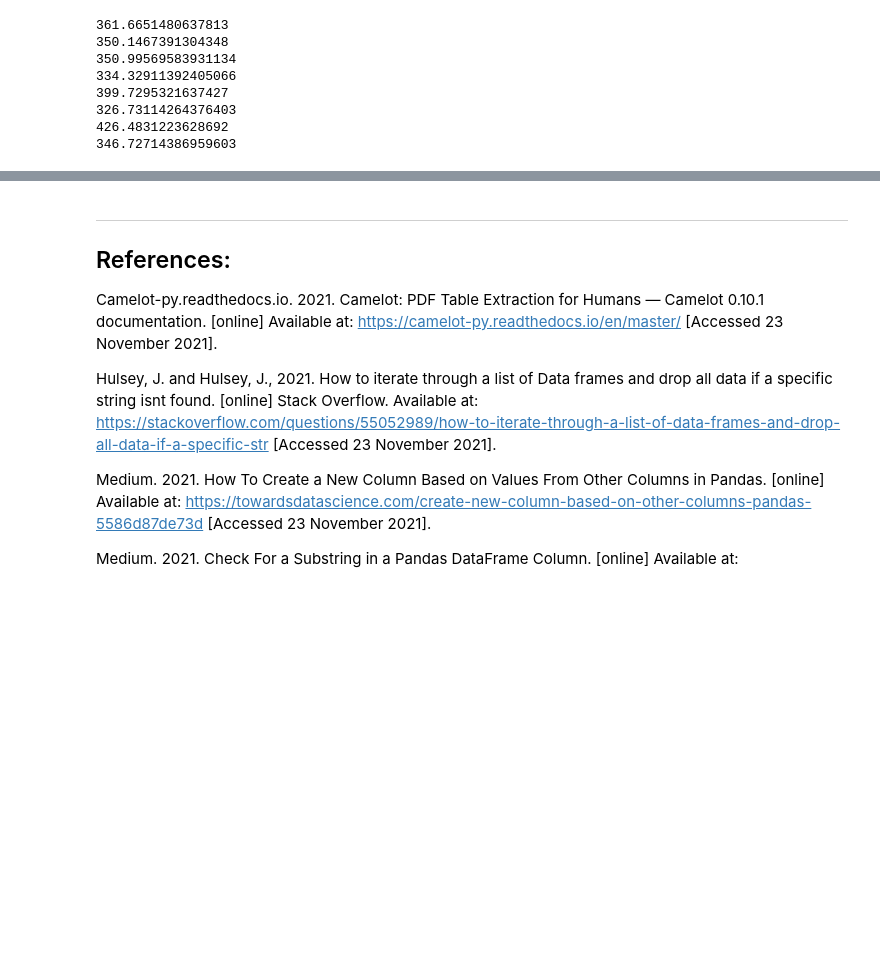
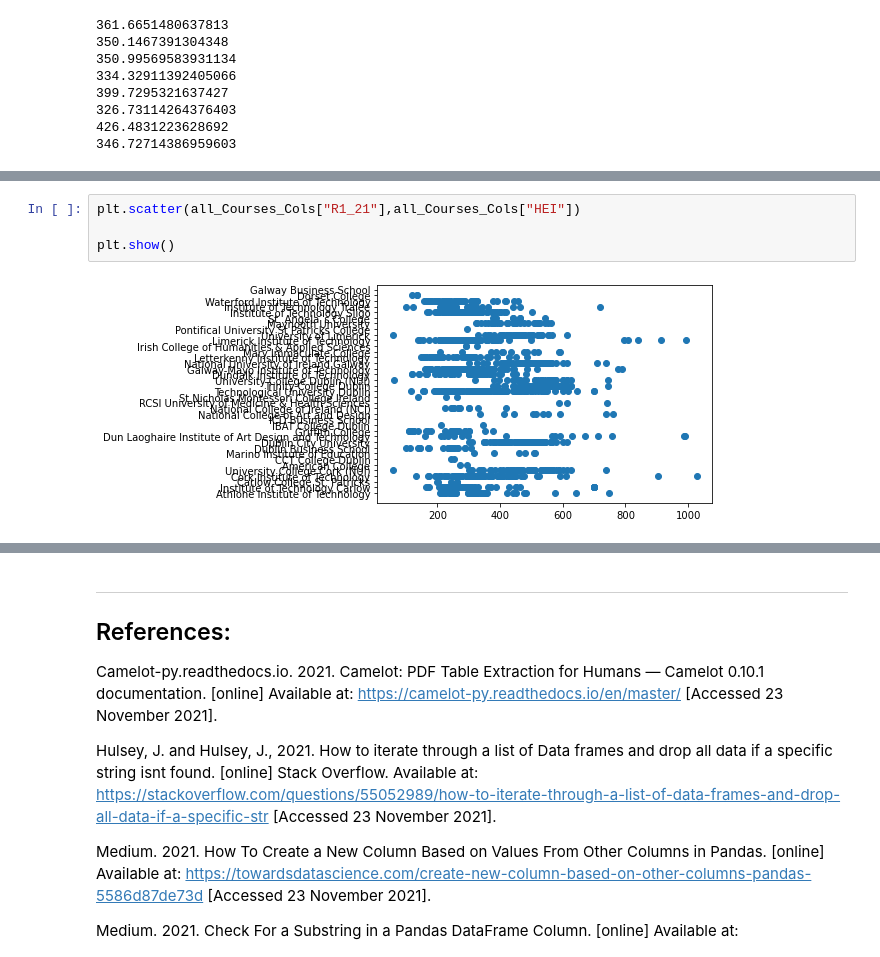
Before and after one commit to Jonish99/Fundamentals-of-Data-Analysis-Assessment, a Jupyter notebook: cao.ipynb, the cells around one changed output, grey strips where cells are left out. Saved outputs shown, nothing was run; the diff lists cells and outputs as text; blank space fills up the shorter version.

```diff
--- a/cao.ipynb
+++ b/cao.ipynb
@@ -642 +660,7 @@ PermissionError: [Errno 13] Permission denied: 'data/CAOsummaryHEI.csv'
+# %%
+plt.scatter(all_Courses_Cols["R1_21"],all_Courses_Cols["HEI"])
+
+plt.show()
+# %% [output]
+[figure, added]
 # %%
```
Also changed, not shown: parts of 17 cells of this notebook, 3 other files.
